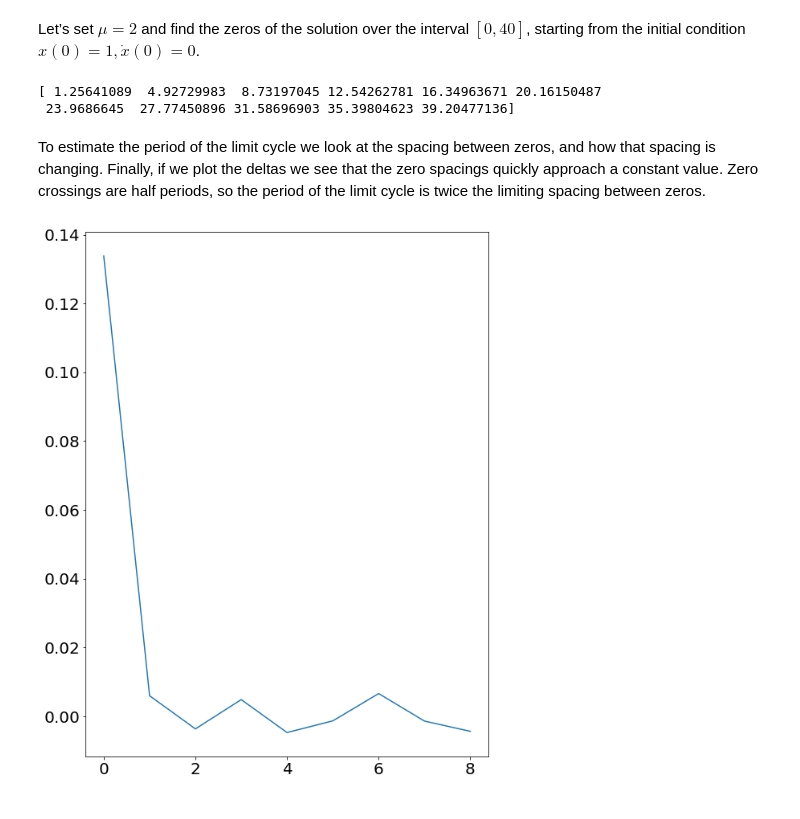
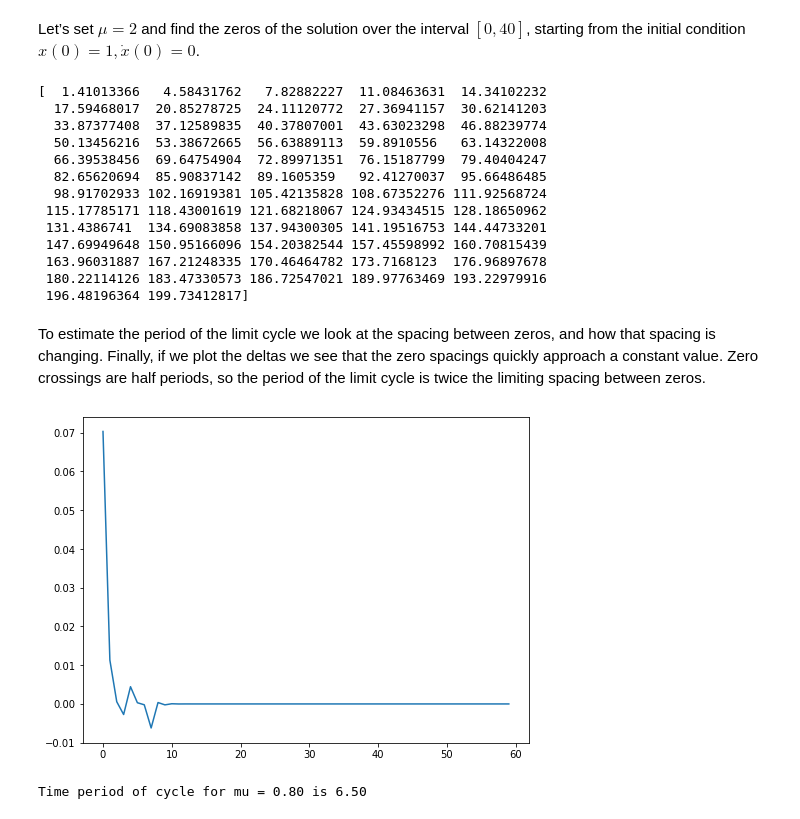
Before and after one commit to hariseldon99/msph402b, a Jupyter notebook: Ordinary_Differential_Equations.ipynb, the cells around one changed output. Drawn from its saved outputs; the diff is of its cells as text; code cells hidden in the pictures.

```diff
--- a/Ordinary_Differential_Equations.ipynb
+++ b/Ordinary_Differential_Equations.ipynb
@@ -120,6 +123,8 @@ We can recast the equation above in terms of the phase space point $y = \left[y_
 Use the general $rk45$ integrator to obtain plots of the amplitude as a function of time for different driving frequencies $\omega$. Plot the root mean-squared amplitude (taken over very long times) as a function of $\omega$ and show that there is a resonance. Compare the runtimes of a trial with the older $rk23$ method and the stiffness-detecting implicit $LSODA$ method, keeping the same error bounds for both. Finally, you can experiment with the driving term by replacing the sine wave with a square wave and see what happens.
 # %%
 import numpy as np
+import matplotlib.pyplot as plt
+plt.rcParams['figure.figsize'] = (16,6)
 from scipy.integrate import solve_ivp
 from scipy.signal import square
 
@@ -131,8 +136,8 @@ y_init = [1.0, 0.0]
 def func(t, y, g, x0, w):
     y0, y1 = y
     dy0dt = y1
-    # dy1dt = -y0 - g * y1 + x0 * np.sin(w * t)
-    dy1dt = -y0 - g * y1 + x0 * square(w * t)
+    dy1dt = -y0 - g * y1 + x0 * np.sin(w * t)
+    # dy1dt = -y0 - g * y1 + x0 * square(w * t)
     return np.array([dy0dt, dy1dt])
 
 
@@ -339,24 +344,43 @@ def root(t, y): return y[0]
 # %% [markdown]
 Let’s set $\mu = 2$ and find the zeros of the solution over the interval $[0, 40]$, starting from the initial condition $x(0) = 1, \dot{x}(0) = 0$.
 # %%
-mu = 2
-sol = solve_ivp(vdp, [0, 40], [1, 0], events=root)
+mu = 0.8
+sol = solve_ivp(vdp, [0, 200], [1, 0], events=root)
 zeros = sol.t_events[0]
 print(zeros)
 # %% [output]
-[ 1.25641089  4.92729983  8.73197045 12.54262781 16.34963671 20.16150487
- 23.9686645  27.77450896 31.58696903 35.39804623 39.20477136]
+[  1.41013366   4.58431762   7.82882227  11.08463631  14.34102232
+  17.59468017  20.85278725  24.11120772  27.36941157  30.62141203
+  33.87377408  37.12589835  40.37807001  43.63023298  46.88239774
+  50.13456216  53.38672665  56.63889113  59.8910556   63.14322008
+  66.39538456  69.64754904  72.89971351  76.15187799  79.40404247
+  82.65620694  85.90837142  89.1605359   92.41270037  95.66486485
+  98.91702933 102.16919381 105.42135828 108.67352276 111.92568724
+ 115.17785171 118.43001619 121.68218067 124.93434515 128.18650962
+ 131.4386741  134.69083858 137.94300305 141.19516753 144.44733201
+ 147.69949648 150.95166096 154.20382544 157.45598992 160.70815439
+ 163.96031887 167.21248335 170.46464782 173.7168123  176.96897678
+ 180.22114126 183.47330573 186.72547021 189.97763469 193.22979916
+ 196.48196364 199.73412817]
 # %% [markdown]
 To estimate the period of the limit cycle we look at the spacing between zeros, and how that spacing is changing. Finally, if we plot the deltas we see that the zero spacings quickly approach a constant value. Zero crossings are half periods, so the period of the limit cycle is twice the limiting spacing between zeros.
 # %%
+from scipy.integrate import solve_ivp
 import matplotlib.pyplot as plt
+plt.rcParams['figure.figsize'] = (8,6)
 
+mu = 0.8
+
+sol = solve_ivp(vdp, [0, 200], [1, 0], events=root)
+zeros = sol.t_events[0]
 spacing = zeros[1:] - zeros[:-1]
 deltas = spacing[1:] - spacing[:-1]
 plt.plot(deltas)
 plt.show()
+print("Time period of cycle for mu = %2.2lf is %2.2lf" % (mu,2 * spacing[-1]))
 # %% [output]
-[figure, old version]
+[figure, new version]
+Time period of cycle for mu = 0.80 is 6.50
 # %% [markdown]
 ### Homework
 
```
Also changed, not shown: parts of 10 cells of this notebook.
